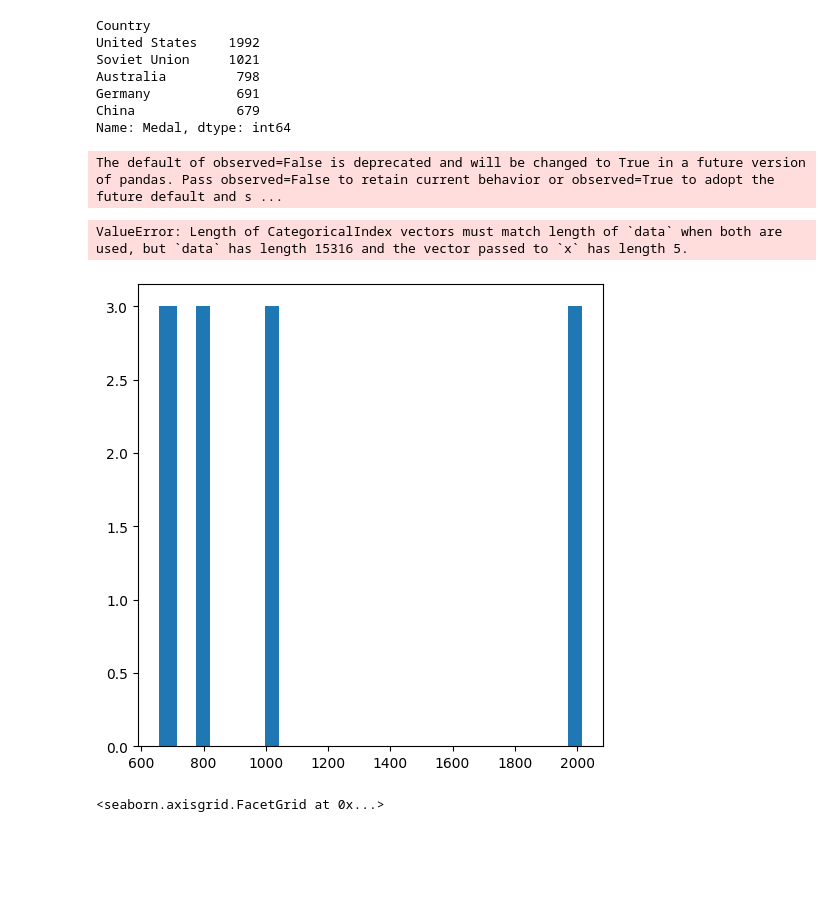
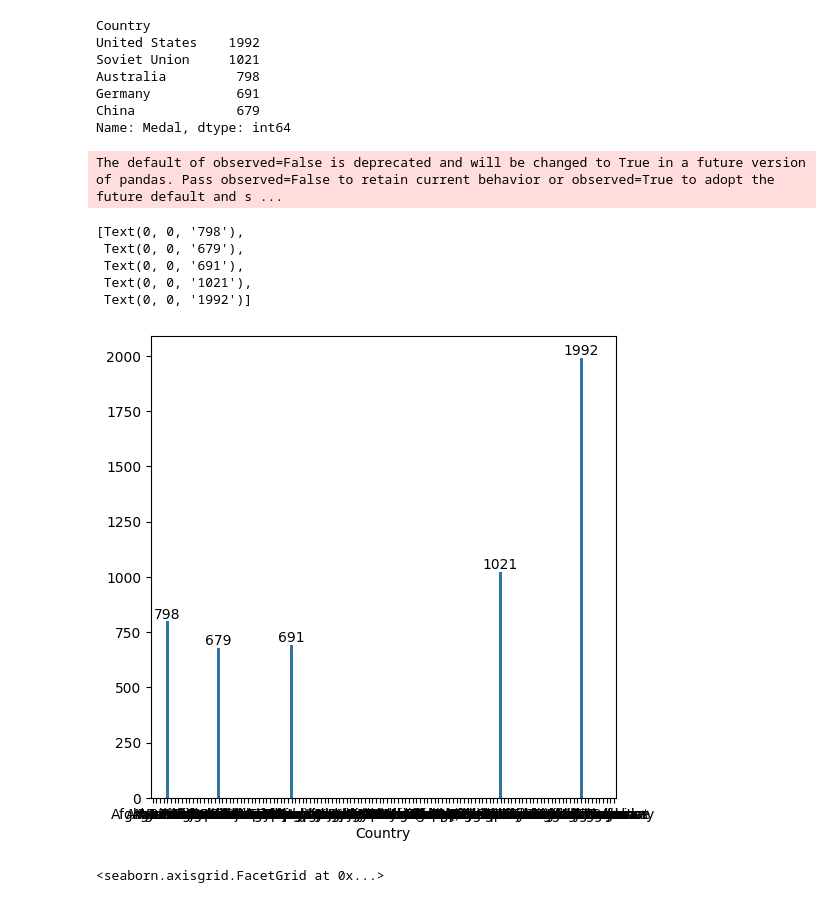
Before and after one commit to LeoPrince777/Hackathon_4.0_Task_Summar_Olympic-1976-2008-Dataset, a Jupyter notebook: Hackathon_4.0_Task_Summar_Olympic(1976-2008).ipynb, the cells around one changed output. Saved outputs shown, nothing was run; the diff lists cells and outputs as text; code cells hidden in the pictures; blank space fills up the shorter version.

```diff
--- a/Hackathon_4.0_Task_Summar_Olympic(1976-2008).ipynb
+++ b/Hackathon_4.0_Task_Summar_Olympic(1976-2008).ipynb
@@ -497,18 +497,21 @@ Name: Medal, dtype: int64
 # %%
 import numpy as np
 top5Country = olympic1.groupby(["Country"])["Medal"].count().nlargest(5)
 fig,ax = plt.subplots(figsize=(6,6))
-ax= plt.bar(top5Country, height= 3, width = 45)
 topvalue = top5Country.values
 topvalue
 topindex = top5Country.index
 topindex
-ax =sn.barplot(data = olympic1,x= topindex,y=topvalue)
+ax =sn.barplot(x= topindex,y=topvalue)
 ax.bar_label(ax.containers[0])
 # %% [output]
 The default of observed=False is deprecated and will be changed to True in a future version of pandas. Pass observed=False to retain current behavior or observed=True to adopt the future default and s ...
-ValueError: Length of CategoricalIndex vectors must match length of `data` when both are used, but `data` has length 15316 and the vector passed to `x` has length 5.
+[Text(0, 0, '798'),
+ Text(0, 0, '679'),
+ Text(0, 0, '691'),
+ Text(0, 0, '1021'),
+ Text(0, 0, '1992')]
-[figure, old version]
+[figure, new version]
 # %%
 sn.displot(data = olympic1, x=top5Country,hue =top5Country, bins =15)
 # %% [output]
```
